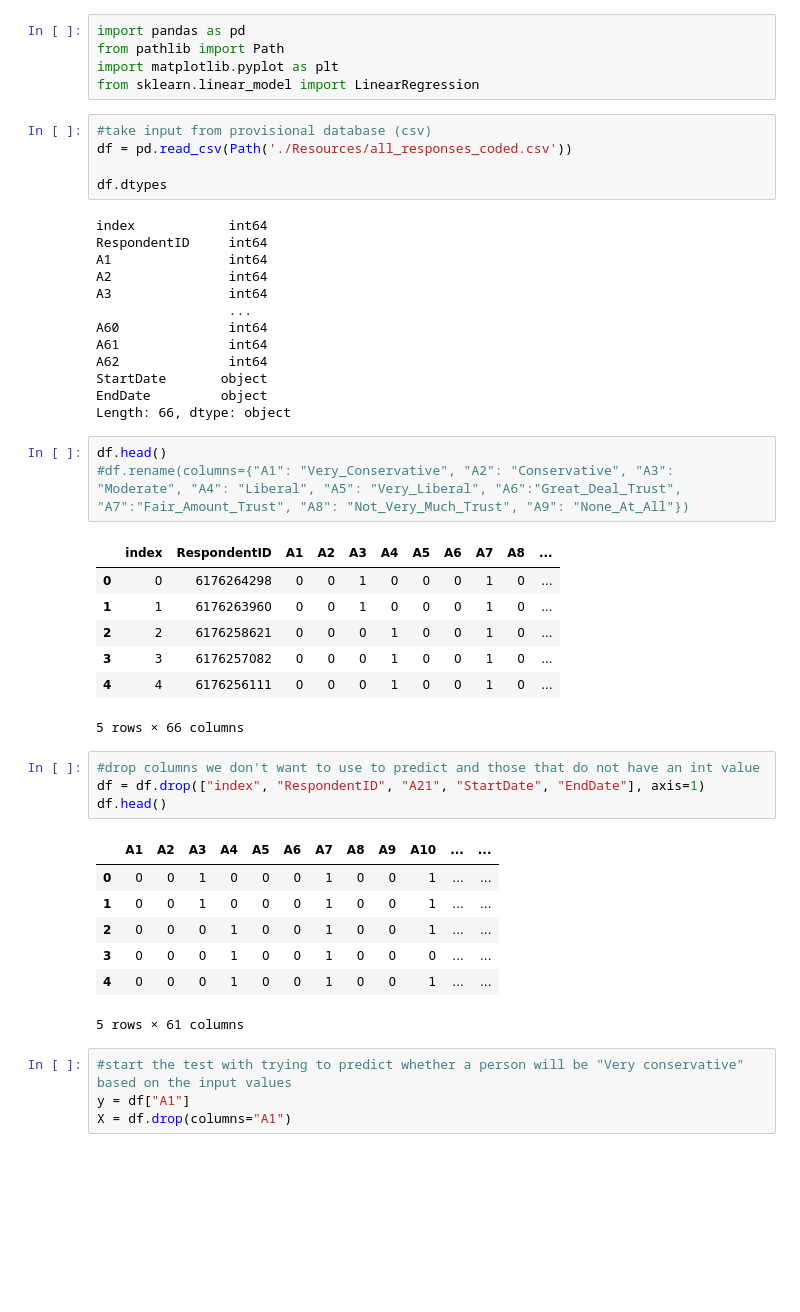
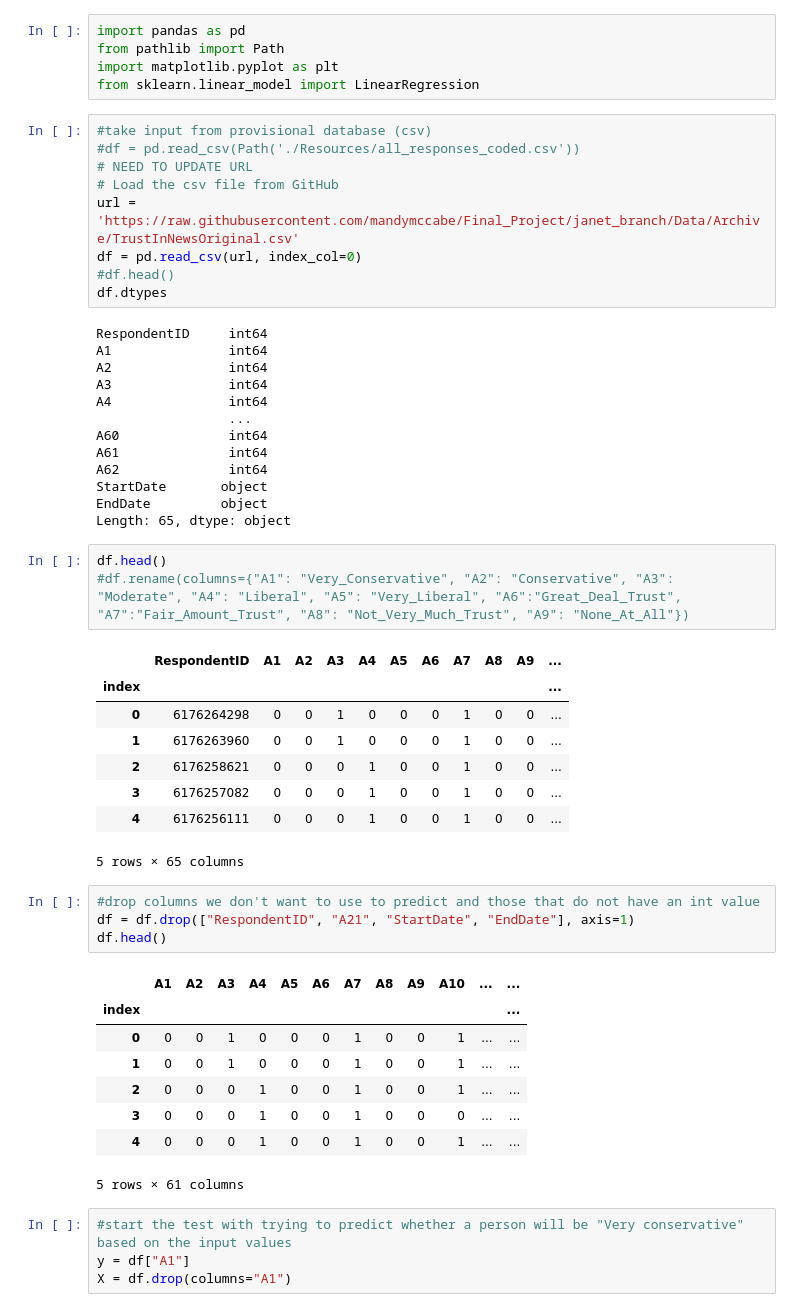
Before and after one commit to mandymccabe/Final_Project, a Jupyter notebook: Machine_Learning_Model.ipynb, the cells around one changed output. Drawn from its saved outputs; the diff is of its cells as text; blank space fills up the shorter version.

Commit message:
adjusted the input path to the github

```diff
--- a/Machine_Learning_Model.ipynb
+++ b/Machine_Learning_Model.ipynb
@@ -5,39 +5,45 @@ import matplotlib.pyplot as plt
 from sklearn.linear_model import LinearRegression
 # %%
 #take input from provisional database (csv)
-df = pd.read_csv(Path('./Resources/all_responses_coded.csv'))
-
+#df = pd.read_csv(Path('./Resources/all_responses_coded.csv'))
+# NEED TO UPDATE URL
+# Load the csv file from GitHub
+url = 'https://raw.githubusercontent.com/mandymccabe/Final_Project/janet_branch/Data/Archive/TrustInNewsOriginal.csv'
+df = pd.read_csv(url, index_col=0)
+#df.head()
 df.dtypes
 # %% [output]
-index            int64
 RespondentID     int64
 A1               int64
 A2               int64
 A3               int64
+A4               int64
                  ...
 A60              int64
 A61              int64
 A62              int64
 StartDate       object
 EndDate         object
-Length: 66, dtype: object
+Length: 65, dtype: object
 # %%
 df.head()
 #df.rename(columns={"A1": "Very_Conservative", "A2": "Conservative", "A3": "Moderate", "A4": "Liberal", "A5": "Very_Liberal", "A6":"Great_Deal_Trust", "A7":"Fair_Amount_Trust", "A8": "Not_Very_Much_Trust", "A9": "None_At_All"})
 # %% [output]
-|  | index | RespondentID | A1 | A2 | A3 | A4 | A5 | A6 | A7 | A8 | ... |
-| 0 | 0 | 6176264298 | 0 | 0 | 1 | 0 | 0 | 0 | 1 | 0 | ... |
-| 1 | 1 | 6176263960 | 0 | 0 | 1 | 0 | 0 | 0 | 1 | 0 | ... |
-| 2 | 2 | 6176258621 | 0 | 0 | 0 | 1 | 0 | 0 | 1 | 0 | ... |
-| 3 | 3 | 6176257082 | 0 | 0 | 0 | 1 | 0 | 0 | 1 | 0 | ... |
-| 4 | 4 | 6176256111 | 0 | 0 | 0 | 1 | 0 | 0 | 1 | 0 | ... |
+|  | RespondentID | A1 | A2 | A3 | A4 | A5 | A6 | A7 | A8 | A9 | ... |
+| index |  |  |  |  |  |  |  |  |  |  | ... |
+| 0 | 6176264298 | 0 | 0 | 1 | 0 | 0 | 0 | 1 | 0 | 0 | ... |
+| 1 | 6176263960 | 0 | 0 | 1 | 0 | 0 | 0 | 1 | 0 | 0 | ... |
+| 2 | 6176258621 | 0 | 0 | 0 | 1 | 0 | 0 | 1 | 0 | 0 | ... |
+| 3 | 6176257082 | 0 | 0 | 0 | 1 | 0 | 0 | 1 | 0 | 0 | ... |
+| 4 | 6176256111 | 0 | 0 | 0 | 1 | 0 | 0 | 1 | 0 | 0 | ... |
-5 rows × 66 columns
+5 rows × 65 columns
 # %%
 #drop columns we don't want to use to predict and those that do not have an int value
-df = df.drop(["index", "RespondentID", "A21", "StartDate", "EndDate"], axis=1)
+df = df.drop(["RespondentID", "A21", "StartDate", "EndDate"], axis=1)
 df.head()
 # %% [output]
 |  | A1 | A2 | A3 | A4 | A5 | A6 | A7 | A8 | A9 | A10 | ... | ... |
+| index |  |  |  |  |  |  |  |  |  |  |  | ... |
 | 0 | 0 | 0 | 1 | 0 | 0 | 0 | 1 | 0 | 0 | 1 | ... | ... |
 | 1 | 0 | 0 | 1 | 0 | 0 | 0 | 1 | 0 | 0 | 1 | ... | ... |
 | 2 | 0 | 0 | 0 | 1 | 0 | 0 | 1 | 0 | 0 | 1 | ... | ... |
```
Also changed, not shown: parts of 5 cells of this notebook.
